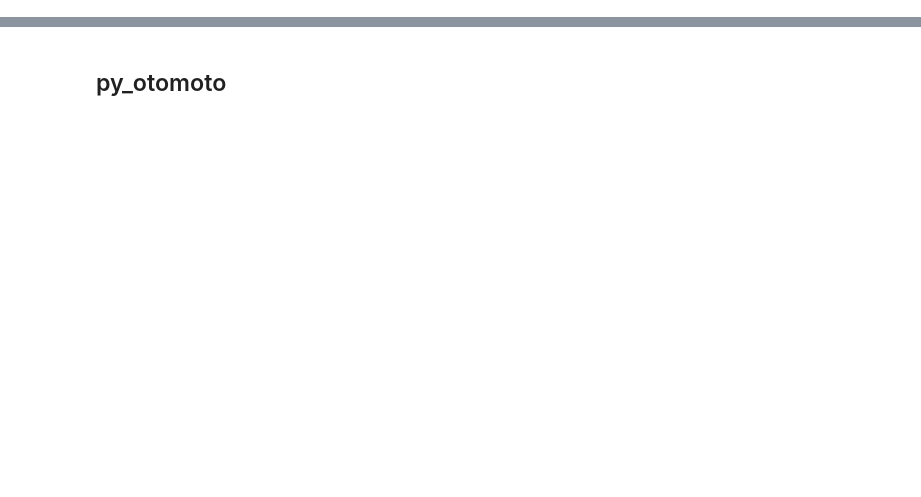
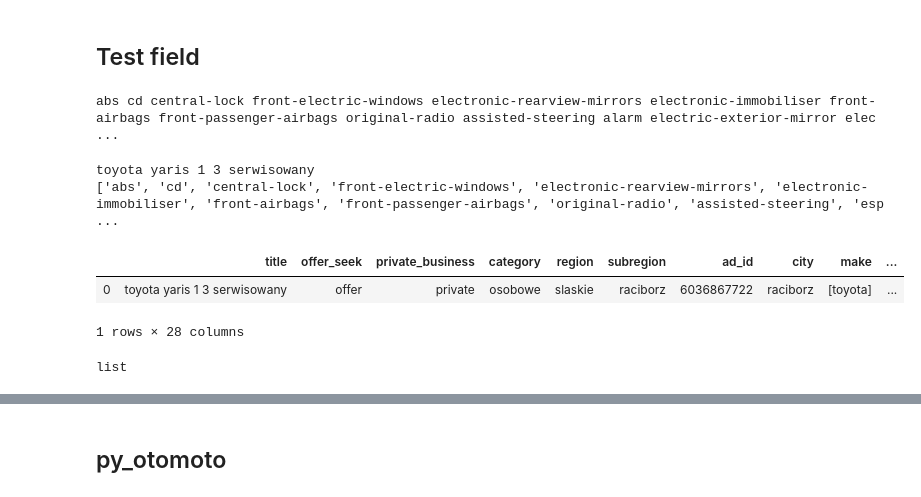
Before and after one commit to mgurg/py_otomoto, a Jupyter notebook: py_otomoto.ipynb, the cells around one changed output, grey strips where cells are left out. Drawn from its saved outputs; the diff is of its cells as text; code cells hidden in the pictures; blank space fills up the shorter version.

```diff
--- a/py_otomoto.ipynb
+++ b/py_otomoto.ipynb
@@ -0,0 +1,51 @@
+# %% [markdown]
+## Test field
+# %%
+mylist = ['abs', 'cd', 'central-lock', 'front-electric-windows', 'electronic-rearview-mirrors', 'electronic-immobiliser', 'front-airbags', 'front-passenger-airbags', 'original-radio', 'assisted-steering', 'alarm', 'electric-exterior-mirror', 'electric-interior-mirror', 'air-conditioning', 'onboard-computer', 'front-side-airbags', 'rear-passenger-airbags', 'roof-bars', 'fog-lights', 'velour-interior']
+print(' '.join(mylist))
+# %% [output]
+abs cd central-lock front-electric-windows electronic-rearview-mirrors electronic-immobiliser front-airbags front-passenger-airbags original-radio assisted-steering alarm electric-exterior-mirror elec ...
+# %%
+import json
+import pandas as pd
+from pandas.io.json import json_normalize
+
+def flatten_json(y):
+    out = {}
+
+    def flatten(x, name=''):
+        if type(x) is dict:
+            for a in x:
+                flatten(x[a], name + a + '_')
+        elif type(x) is list:
+            i = 0
+            for a in x:
+                flatten(a, name + str(i) + '_')
+                i += 1
+        else:
+            out[name[:-1]] = x
+
+    flatten(y)
+    return out
+
+with open("y.json") as f:
+    d = json.load(f)
+
+print(d['title'])
+print(d['features'])
+
+flat = flatten_json(d)
+
+
+yaris = json_normalize(d)
+yaris.head(3)
+# %% [output]
+toyota yaris 1 3 serwisowany
+['abs', 'cd', 'central-lock', 'front-electric-windows', 'electronic-rearview-mirrors', 'electronic-immobiliser', 'front-airbags', 'front-passenger-airbags', 'original-radio', 'assisted-steering', 'esp ...
+|  | title | offer_seek | private_business | category | region | subregion | ad_id | city | make | ... |
+| 0 | toyota yaris 1 3 serwisowany | offer | private | osobowe | slaskie | raciborz | 6036867722 | raciborz | [toyota] | ... |
+1 rows × 28 columns
+# %%
+type(yaris['features'].values[0])
+# %% [output]
+list
```
Also changed, not shown: parts of 2 cells of this notebook, 3 other files.
